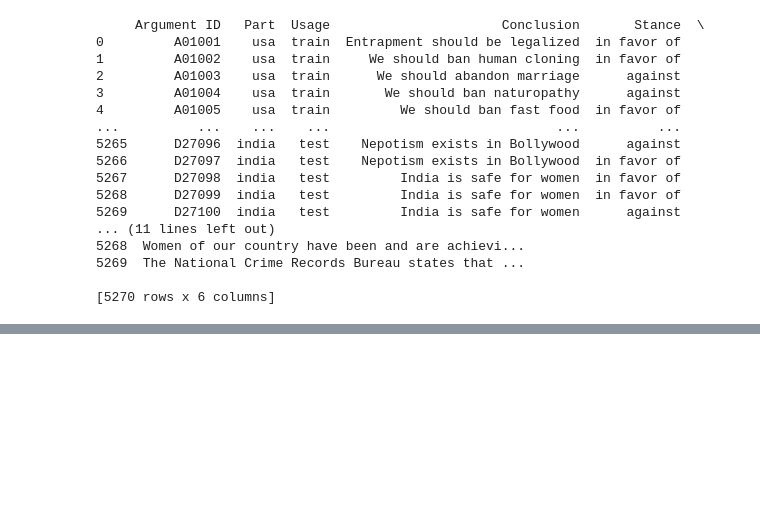
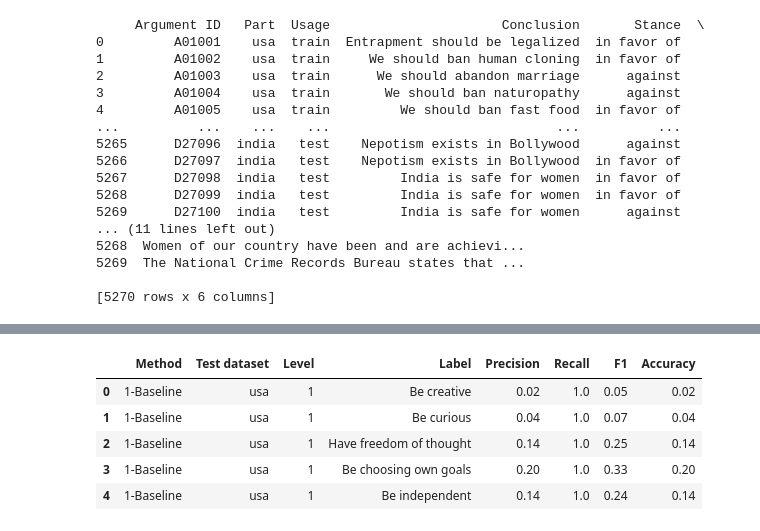
Before and after one commit to ShadiFarzankia/Human-Value-Detection-with-NLP, a Jupyter notebook: Human_Value_Detection_NLP.ipynb, the cells around one changed output, grey strips where cells are left out. Drawn from its saved outputs; the diff is of its cells as text; code cells hidden in the pictures; blank space fills up the shorter version.

```diff
--- a/Human_Value_Detection_NLP.ipynb
+++ b/Human_Value_Detection_NLP.ipynb
@@ -157,0 +141,5 @@ df_model_head
+# %%
+#Loading the Arguments
+evaluation = pd.read_csv('evaluation.tsv', encoding='utf-8', sep='\t', header=0)
+
+print(evaluation)
@@ -157,0 +164,9 @@ df_model_head
+# %%
+evaluation.head(5)
+# %% [output]
+|  | Method | Test dataset | Level | Label | Precision | Recall | F1 | Accuracy |
+| 0 | 1-Baseline | usa | 1 | Be creative | 0.02 | 1.0 | 0.05 | 0.02 |
+| 1 | 1-Baseline | usa | 1 | Be curious | 0.04 | 1.0 | 0.07 | 0.04 |
+| 2 | 1-Baseline | usa | 1 | Have freedom of thought | 0.14 | 1.0 | 0.25 | 0.14 |
+| 3 | 1-Baseline | usa | 1 | Be choosing own goals | 0.20 | 1.0 | 0.33 | 0.20 |
+| 4 | 1-Baseline | usa | 1 | Be independent | 0.14 | 1.0 | 0.24 | 0.14 |
```
Also changed, not shown: parts of 15 cells of this notebook.
